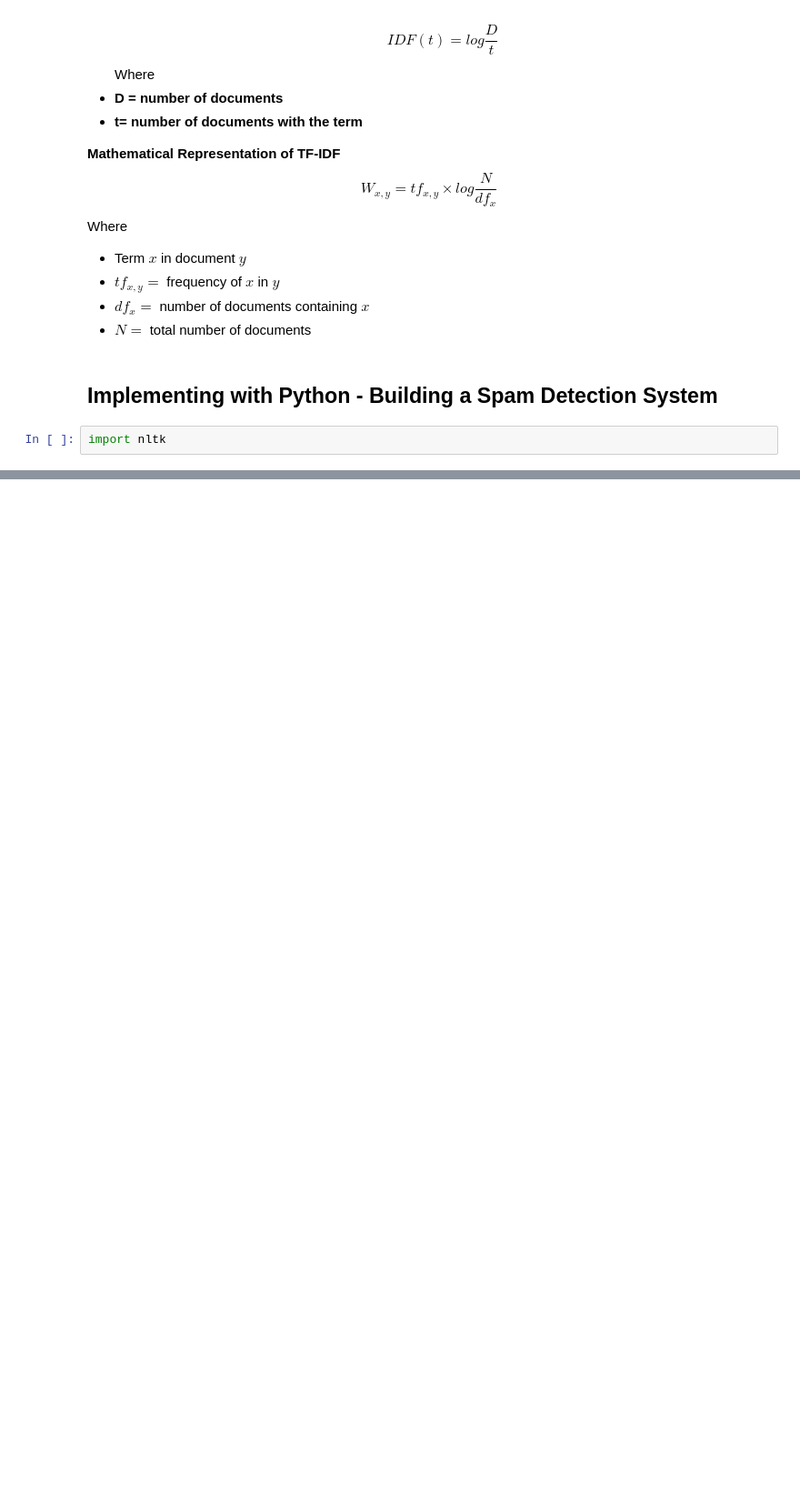
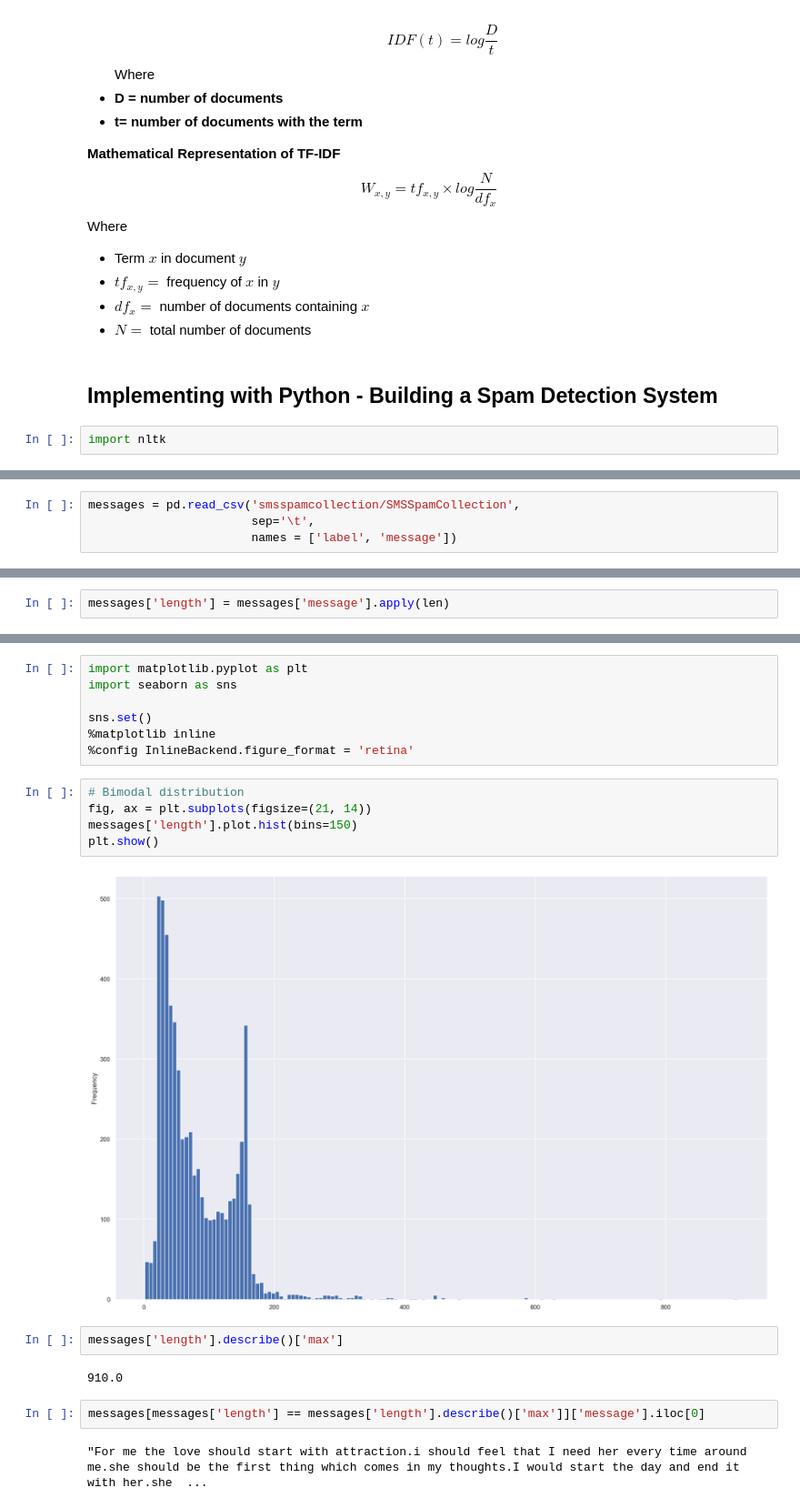
Before and after one commit to ChristopherDaigle/Learning_and_Development, a Jupyter notebook: Udemy/Machine_Learning_With_Python/NLP/Natural_Language_Processing_w_Python.ipynb, the cells around one changed output, grey strips where cells are left out. Shown at 91% size. Drawn from its saved outputs; the diff is of its cells as text; blank space fills up the shorter version.

```diff
--- a/Udemy/Machine_Learning_With_Python/NLP/Natural_Language_Processing_w_Python.ipynb
+++ b/Udemy/Machine_Learning_With_Python/NLP/Natural_Language_Processing_w_Python.ipynb
@@ -65,0 +103,4 @@ Downloader> q
+# %%
+messages = pd.read_csv('smsspamcollection/SMSSpamCollection',
+                       sep='\t',
+                       names = ['label', 'message'])
@@ -65,0 +134,2 @@ Downloader> q
+# %%
+messages['length'] = messages['message'].apply(len)
@@ -65,0 +145,22 @@ Downloader> q
+# %%
+import matplotlib.pyplot as plt
+import seaborn as sns
+
+sns.set()
+%matplotlib inline
+%config InlineBackend.figure_format = 'retina'
+# %%
+# Bimodal distribution
+fig, ax = plt.subplots(figsize=(21, 14))
+messages['length'].plot.hist(bins=150)
+plt.show()
+# %% [output]
+[figure, added]
+# %%
+messages['length'].describe()['max']
+# %% [output]
+910.0
+# %%
+messages[messages['length'] == messages['length'].describe()['max']]['message'].iloc[0]
+# %% [output]
+"For me the love should start with attraction.i should feel that I need her every time around me.she should be the first thing which comes in my thoughts.I would start the day and end it with her.she  ...
```
Also changed, not shown: parts of 12 cells of this notebook, 3 other files.
